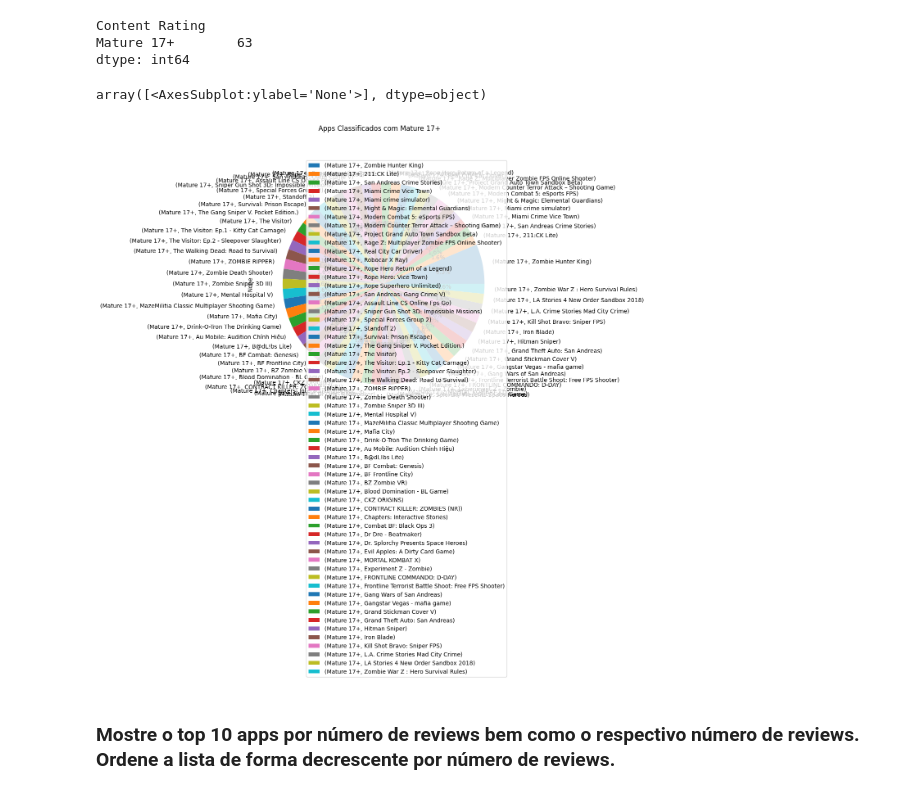
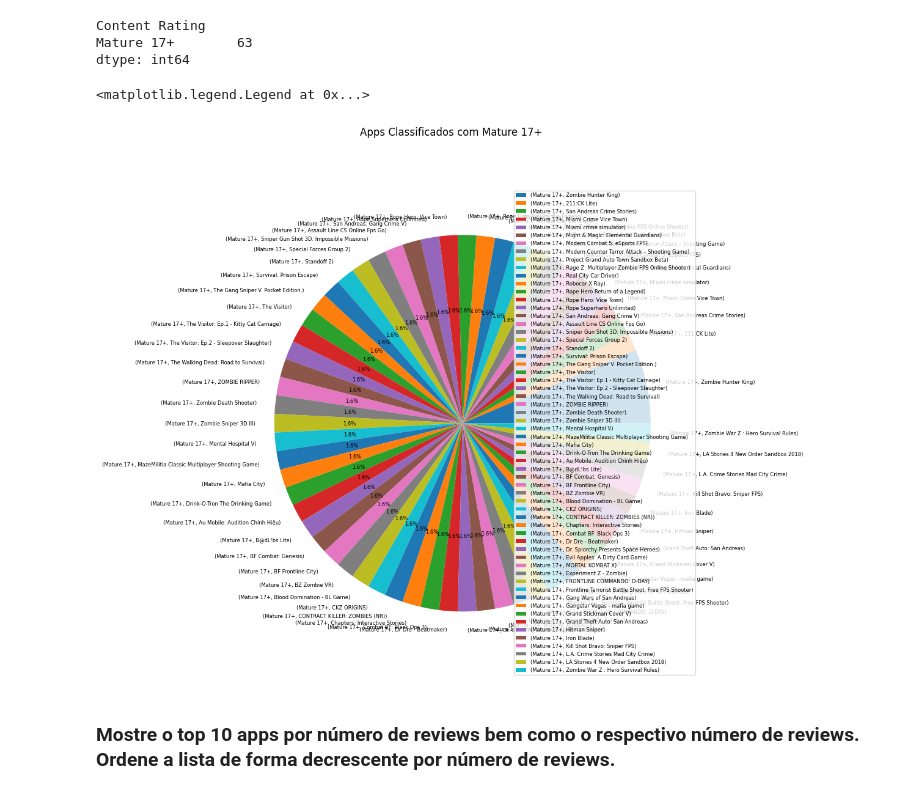
Before and after one commit to Luiz695/sprint02-Python-compass, a Jupyter notebook: lista-de-exercicios/lista-02/Lista_02.ipynb, the cells around one changed output. Saved outputs shown, nothing was run; the diff lists cells and outputs as text; code cells hidden in the pictures.

```diff
--- a/lista-de-exercicios/lista-02/Lista_02.ipynb
+++ b/lista-de-exercicios/lista-02/Lista_02.ipynb
@@ -462,12 +502,16 @@ dtype: int64
 # %%
 quantidade_app_classificado.plot.pie(
     title = "Apps Classificados com Mature 17+",
-    figsize=(8, 8), autopct='%1.1f%%',
+    figsize=(15, 10), autopct='%1.1f%%',
     subplots = True,
-    legend = True)
+    legend = 'topright',
+    fontsize=6,
+    ylabel='',
+    )
+plt.legend(loc="best", fontsize=6)
 # %% [output]
-array([<AxesSubplot:ylabel='None'>], dtype=object)
+<matplotlib.legend.Legend at 0x...>
-[figure, old version]
+[figure, new version]
 # %% [markdown]
 ### Mostre o top 10 apps por número de reviews bem como o respectivo número de reviews. Ordene a lista de forma decrescente por número de reviews.
 # %%
```
Also changed, not shown: parts of 15 cells of this notebook, 4 other files.
